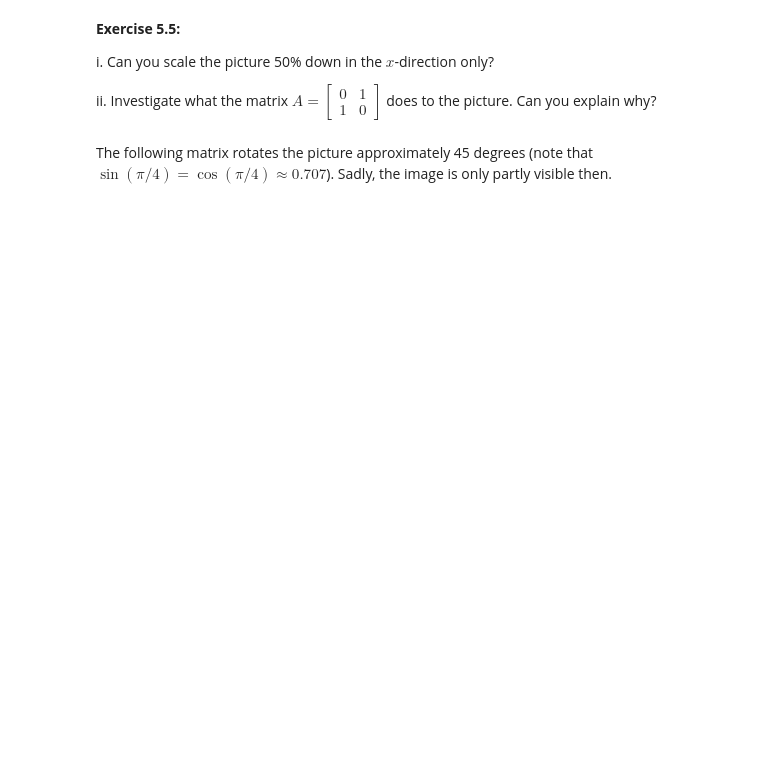
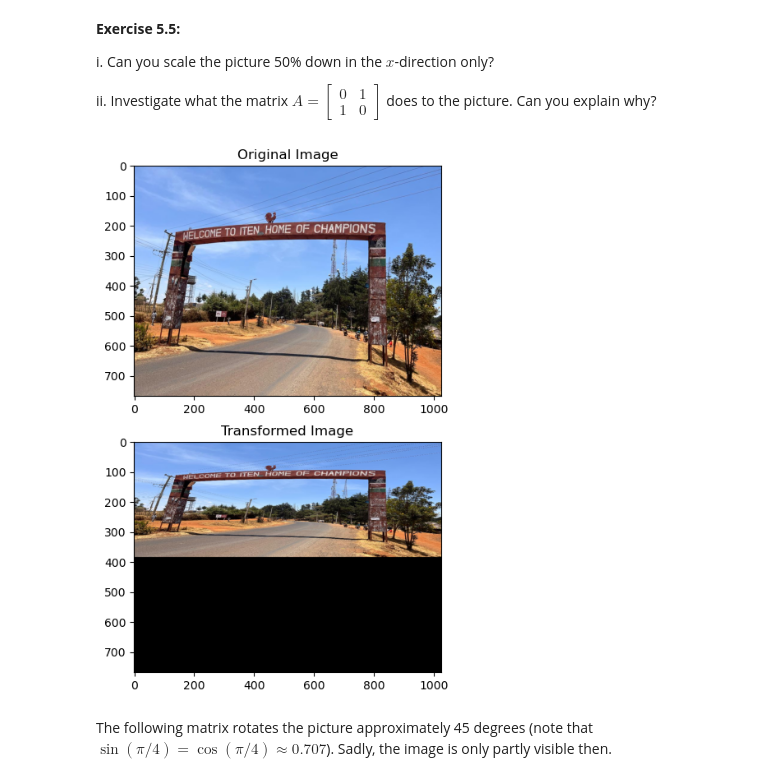
Before and after one commit to pskleer/pskleer.github.io, a Jupyter notebook: eor-python-crash-course-2025/05-lin-alg.ipynb, the cells around one changed output. Saved outputs shown, nothing was run; the diff lists cells and outputs as text; code cells hidden in the pictures; blank space fills up the shorter version.

```diff
--- a/eor-python-crash-course-2025/05-lin-alg.ipynb
+++ b/eor-python-crash-course-2025/05-lin-alg.ipynb
@@ -302,3 +305,10 @@ ii. Investigate what the matrix $A=\begin{bmatrix} 0  &1 \\ 1 & 0  \end{bmatrix}
+# %%
+# your code here
+
+A=np.array([[1.0, 0.0],[0.0 ,0.5]])
+perform_Transformation(img2,A)
+# %% [output]
+[figure, added]
 # %% [markdown]
 The following matrix rotates the picture approximately 45 degrees (note that $\sin(\pi/4) = \cos(\pi/4) \approx 0.707$).
 Sadly, the image is only partly visible then.
```
Also changed, not shown: parts of 6 cells of this notebook, 19 other files.
